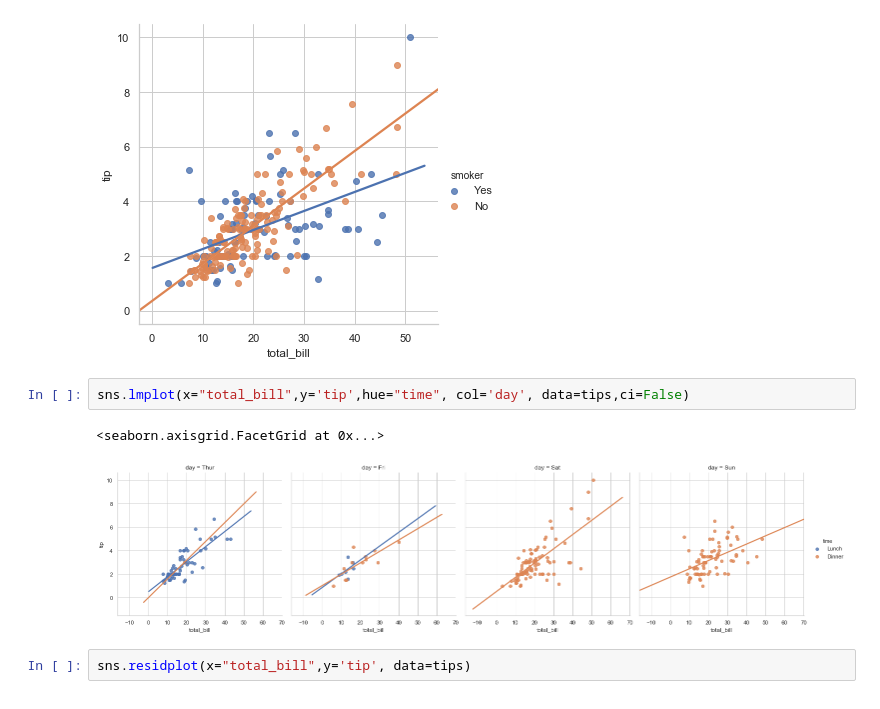
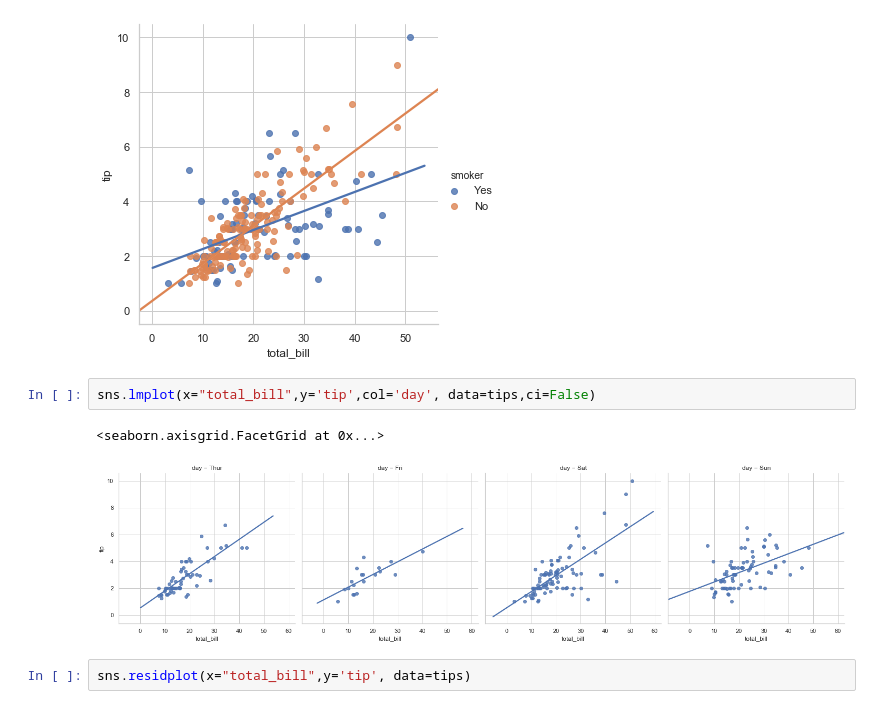
Before and after one commit to srikanthpragada/DS_11_NOV_2019, a Jupyter notebook: seaborn_demo.ipynb, the cells around one changed output. Drawn from its saved outputs; the diff is of its cells as text.

```diff
--- a/seaborn_demo.ipynb
+++ b/seaborn_demo.ipynb
@@ -161,10 +161,10 @@ sns.lmplot(x="total_bill",y='tip',hue="smoker", data=tips,ci=False)
 <seaborn.axisgrid.FacetGrid at 0x...>
 [figure]
 # %%
-sns.lmplot(x="total_bill",y='tip',hue="time", col='day', data=tips,ci=False)
+sns.lmplot(x="total_bill",y='tip',col='day', data=tips,ci=False)
 # %% [output]
 <seaborn.axisgrid.FacetGrid at 0x...>
-[figure, old version]
+[figure, new version]
 # %%
 sns.residplot(x="total_bill",y='tip', data=tips)
 # %% [output]
```
Also changed, not shown: parts of 6 cells of this notebook, 5 other files.
